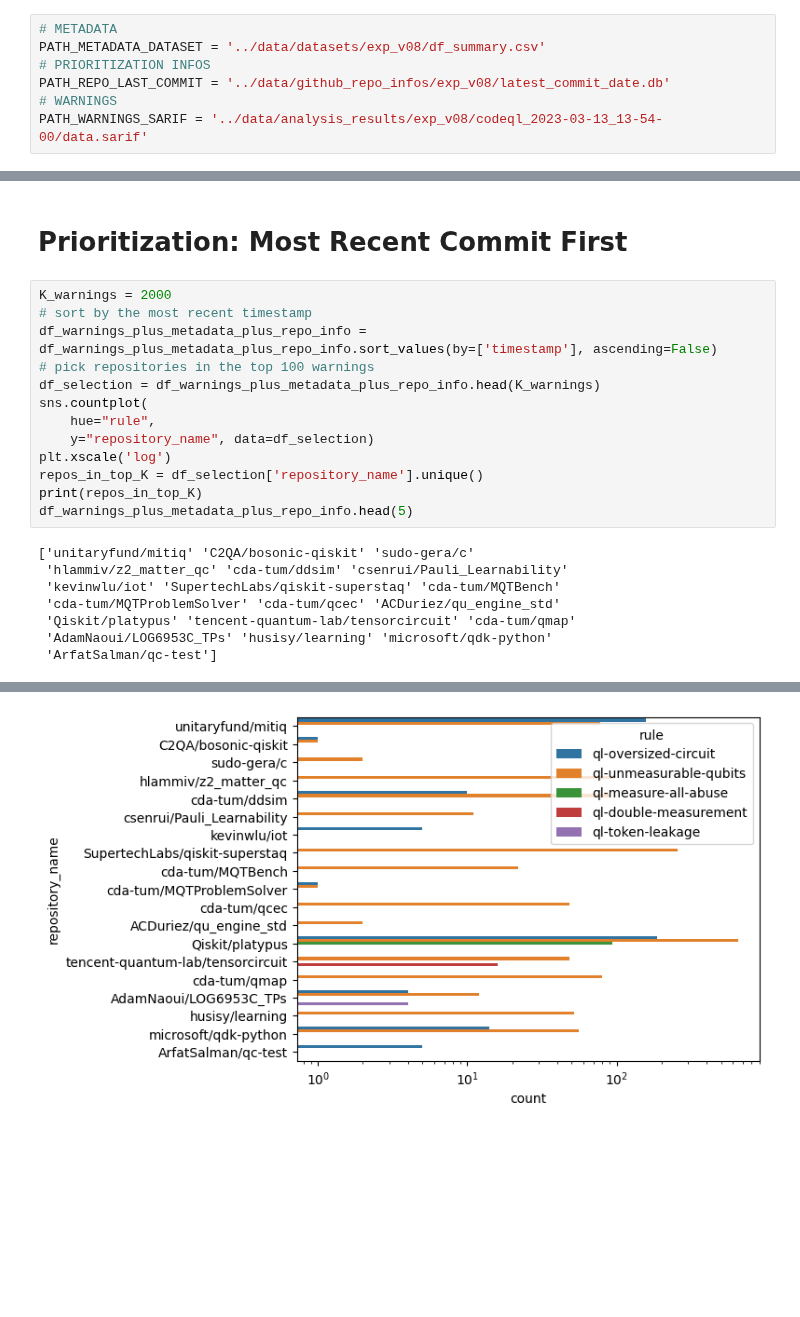
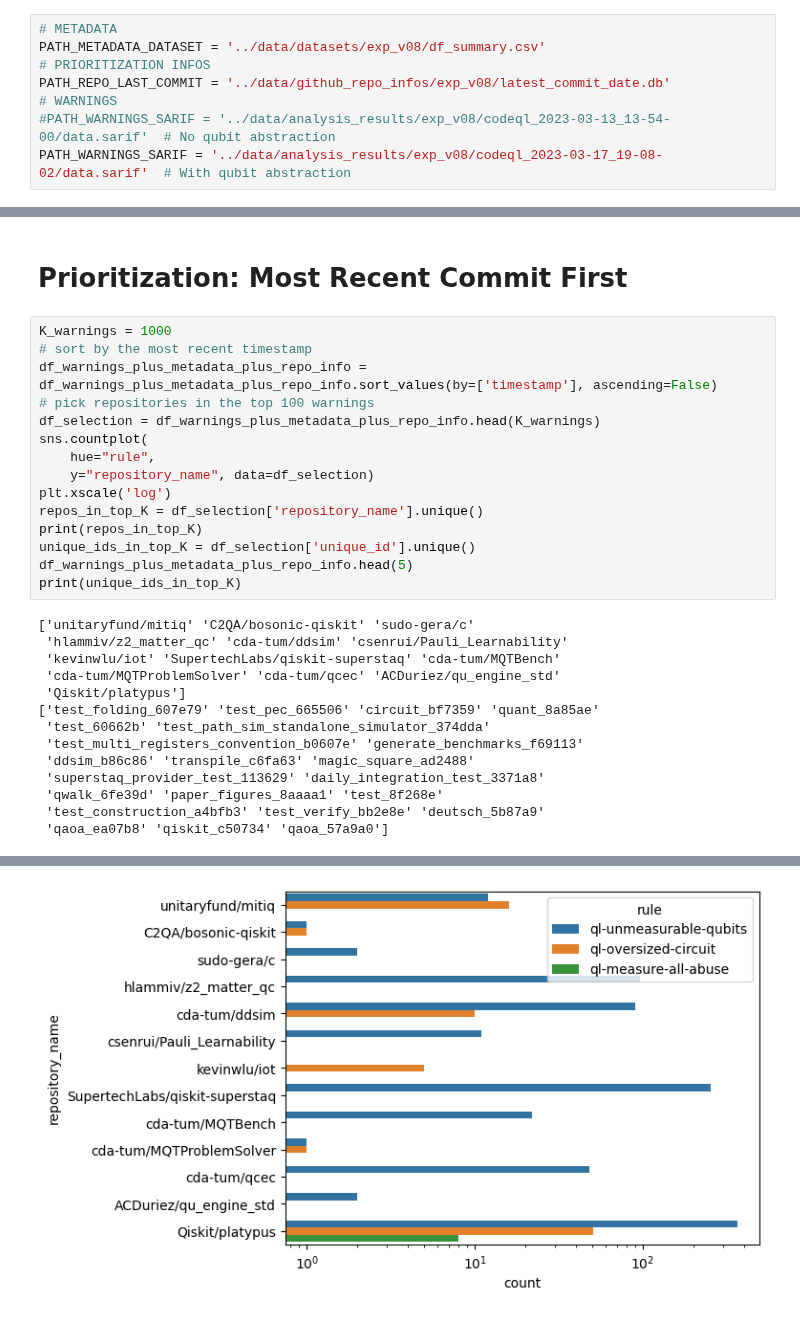
Before and after one commit to sola-st/LintQ, a Jupyter notebook: notebooks/10_Bug_Report.ipynb, the cells around one changed output, grey strips where cells are left out. Drawn from its saved outputs; the diff is of its cells as text; blank space fills up the shorter version.

```diff
--- a/notebooks/10_Bug_Report.ipynb
+++ b/notebooks/10_Bug_Report.ipynb
@@ -11,7 +11,8 @@ PATH_METADATA_DATASET = '../data/datasets/exp_v08/df_summary.csv'
 # PRIORITIZATION INFOS
 PATH_REPO_LAST_COMMIT = '../data/github_repo_infos/exp_v08/latest_commit_date.db'
 # WARNINGS
-PATH_WARNINGS_SARIF = '../data/analysis_results/exp_v08/codeql_2023-03-13_13-54-00/data.sarif'
+#PATH_WARNINGS_SARIF = '../data/analysis_results/exp_v08/codeql_2023-03-13_13-54-00/data.sarif'  # No qubit abstraction
+PATH_WARNINGS_SARIF = '../data/analysis_results/exp_v08/codeql_2023-03-17_19-08-02/data.sarif'  # With qubit abstraction
 # %%
 # repos data
 import sqlite3
@@ -92,7 +93,7 @@ df_warnings_plus_metadata_plus_repo_info.head()
 # %% [markdown]
 # Prioritization: Most Recent Commit First
 # %%
-K_warnings = 2000
+K_warnings = 1000
 # sort by the most recent timestamp
 df_warnings_plus_metadata_plus_repo_info = df_warnings_plus_metadata_plus_repo_info.sort_values(by=['timestamp'], ascending=False)
 # pick repositories in the top 100 warnings
@@ -103,12 +104,20 @@ sns.countplot(
 plt.xscale('log')
 repos_in_top_K = df_selection['repository_name'].unique()
 print(repos_in_top_K)
+unique_ids_in_top_K = df_selection['unique_id'].unique()
 df_warnings_plus_metadata_plus_repo_info.head(5)
+print(unique_ids_in_top_K)
 # %% [output]
 ['unitaryfund/mitiq' 'C2QA/bosonic-qiskit' 'sudo-gera/c'
  'hlammiv/z2_matter_qc' 'cda-tum/ddsim' 'csenrui/Pauli_Learnability'
  'kevinwlu/iot' 'SupertechLabs/qiskit-superstaq' 'cda-tum/MQTBench'
  'cda-tum/MQTProblemSolver' 'cda-tum/qcec' 'ACDuriez/qu_engine_std'
- 'Qiskit/platypus' 'tencent-quantum-lab/tensorcircuit' 'cda-tum/qmap'
- 'AdamNaoui/LOG6953C_TPs' 'husisy/learning' 'microsoft/qdk-python'
- 'ArfatSalman/qc-test']
+ 'Qiskit/platypus']
+['test_folding_607e79' 'test_pec_665506' 'circuit_bf7359' 'quant_8a85ae'
+ 'test_60662b' 'test_path_sim_standalone_simulator_374dda'
+ 'test_multi_registers_convention_b0607e' 'generate_benchmarks_f69113'
+ 'ddsim_b86c86' 'transpile_c6fa63' 'magic_square_ad2488'
+ 'superstaq_provider_test_113629' 'daily_integration_test_3371a8'
+ 'qwalk_6fe39d' 'paper_figures_8aaaa1' 'test_8f268e'
+ 'test_construction_a4bfb3' 'test_verify_bb2e8e' 'deutsch_5b87a9'
+ 'qaoa_ea07b8' 'qiskit_c50734' 'qaoa_57a9a0']
@@ -121 +124 @@ df_warnings_plus_metadata_plus_repo_info.head(5)
-[figure, old version]
+[figure, new version]
```
Also changed, not shown: parts of 3 cells of this notebook, 1 other file.
